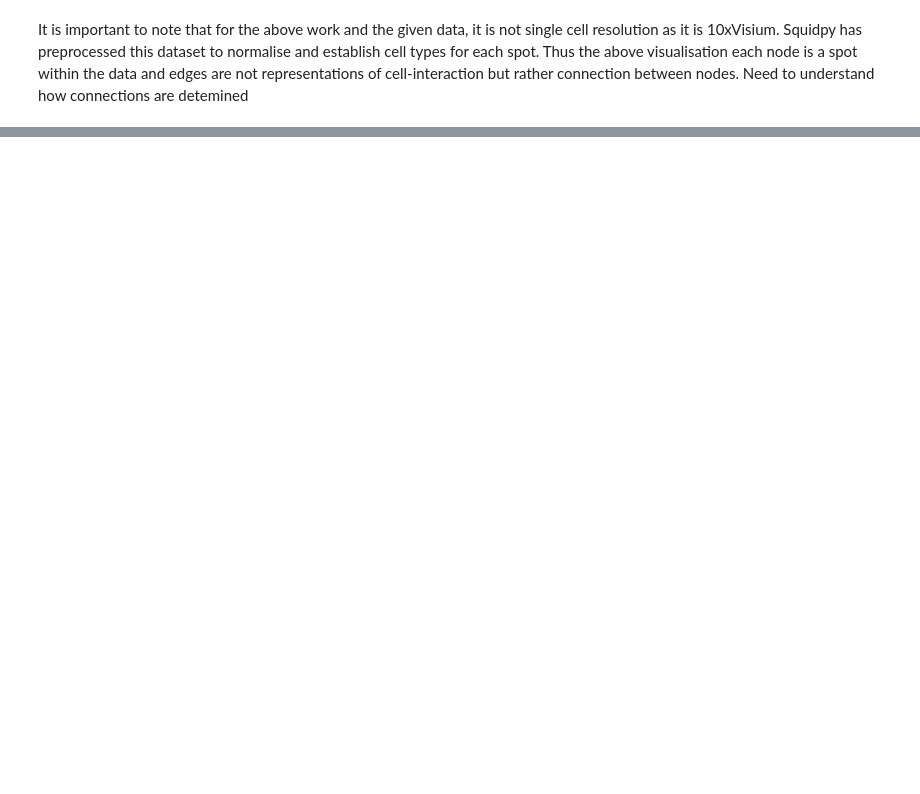
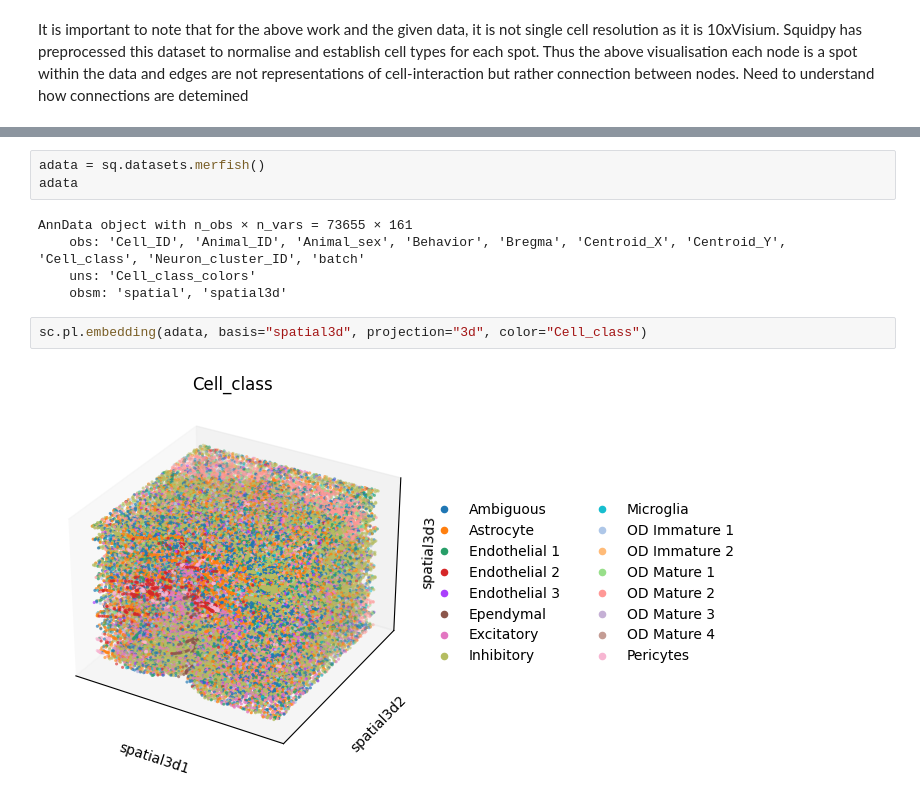
Before and after one commit to DuncanBrady/Hon_proj_RDB, a Jupyter notebook: graphVisualisation/squidpyGraphs.ipynb, the cells around one changed output, grey strips where cells are left out. Saved outputs shown, nothing was run; the diff lists cells and outputs as text; blank space fills up the shorter version.

```diff
--- a/graphVisualisation/squidpyGraphs.ipynb
+++ b/graphVisualisation/squidpyGraphs.ipynb
@@ -76,0 +110,12 @@ It is important to note that for the above work and the given data, it is not si
+# %%
+adata = sq.datasets.merfish()
+adata
+# %% [output]
+AnnData object with n_obs × n_vars = 73655 × 161
+    obs: 'Cell_ID', 'Animal_ID', 'Animal_sex', 'Behavior', 'Bregma', 'Centroid_X', 'Centroid_Y', 'Cell_class', 'Neuron_cluster_ID', 'batch'
+    uns: 'Cell_class_colors'
+    obsm: 'spatial', 'spatial3d'
+# %%
+sc.pl.embedding(adata, basis="spatial3d", projection="3d", color="Cell_class")
+# %% [output]
+[figure, added]
```
Also changed, not shown: parts of 7 cells of this notebook.
